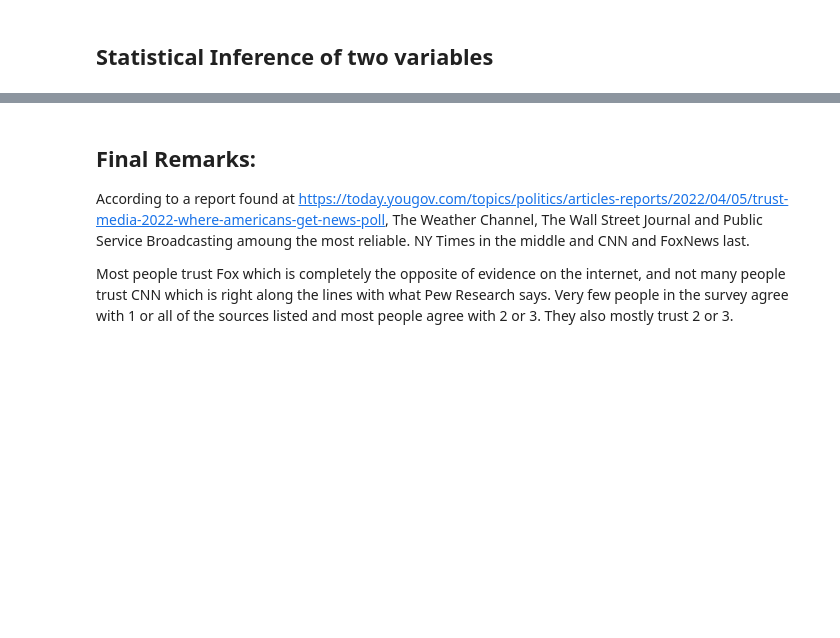
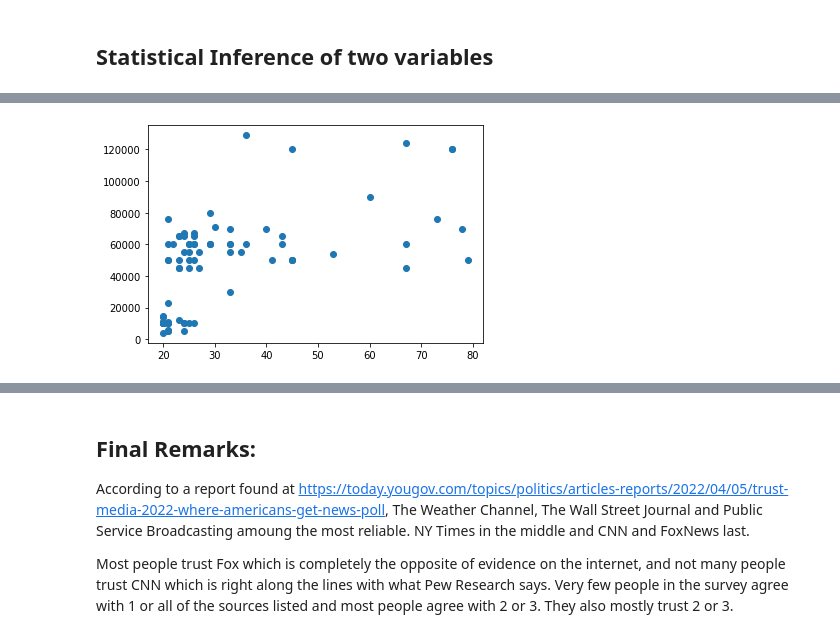
Before and after one commit to emilienaples/people_news_trust, a Jupyter notebook: people_news.ipynb, the cells around one changed output, grey strips where cells are left out. Saved outputs shown, nothing was run; the diff lists cells and outputs as text; code cells hidden in the pictures; blank space fills up the shorter version.

```diff
--- a/people_news.ipynb
+++ b/people_news.ipynb
@@ -1036,0 +973,8 @@ Conclusion:
+# %%
+# Is Age related to Annual Income
+x = news['Age']
+y = news['Annual Income']
+plt.scatter(x,y)
+plt.show()
+# %% [output]
+[figure, added]
```
Also changed, not shown: parts of 103 cells of this notebook.
